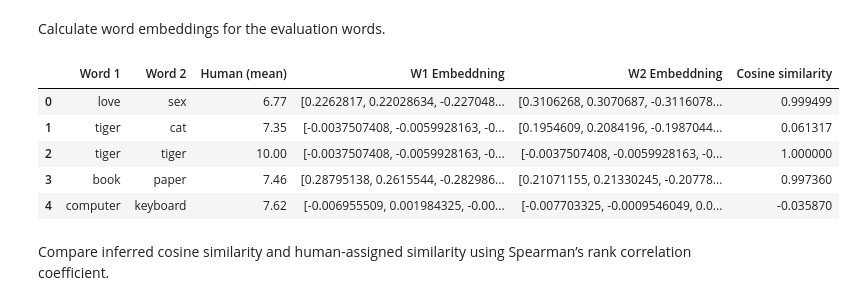
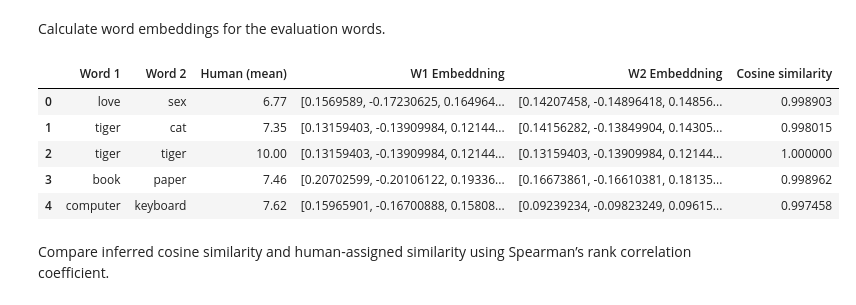
Before and after one commit to jankocodes/NLP-MiniProject1, a Jupyter notebook: MiniProject1.ipynb, the cells around one changed output. Drawn from its saved outputs; the diff is of its cells as text; code cells hidden in the pictures.

```diff
--- a/MiniProject1.ipynb
+++ b/MiniProject1.ipynb
@@ -162,10 +166,10 @@ import time
 
 ### Hyperparameters ###
 EMBEDDING_DIM= 128
-BATCH_SIZE= 128
+BATCH_SIZE= 512
 EPOCHS= 5
-LEARNIN_RATE= 0.01
-NUM_NEGATIVES= 10
+LEARNIN_RATE= 0.001
+NUM_NEGATIVES= 15
 #######################
 
 pairs= training_pairs
@@ -183,7 +187,7 @@ model = train_skipgram(dataset, vocab_size, unigram_table,
                        num_negatives=NUM_NEGATIVES)
 t1= time.time()
 
-torch.save(model.state_dict(), 'model.pth')
+#torch.save(model.state_dict(), 'model.pth')
 
 print(f"Time: {t1-t0:.2F} seconds")
 # %% [output]
@@ -200,35 +200,36 @@ Calculate word embeddings for the evaluation words.
 # %%
 import pandas as pd
 
 device = torch.device('mps' if torch.backends.mps.is_available() else 'cpu')
 
-model = Skipgram(vocab_size, embedding_dim) # Reinitialize the model
-model.to(device)
-model.load_state_dict(torch.load('model.pth'))
+# model = Skipgram(vocab_size, embedding_dim)
+# model.to(device)
+# model.load_state_dict(torch.load('model.pth'))
+
 model.eval()
 
 wordsim353_df= pd.read_csv("data/evaluation/wordsim353.csv")
 
 w1_embedding= wordsim353_df["W1 Embeddning"]= [model.embedding(torch.tensor(word_idx.get(w1)).to(device)).cpu().detach().numpy() if w1 in word_idx.keys() else None
                                  for w1 in wordsim353_df['Word 1']]
 
 w2_embedding= wordsim353_df["W2 Embeddning"]= [model.embedding(torch.tensor(word_idx.get(w2)).to(device)).cpu().detach().numpy() if w2 in word_idx.keys() else None
                                  for w2 in wordsim353_df['Word 2']]
 
 wordsim353_df['Cosine similarity']= [np.dot(v1, v2) / (np.linalg.norm(v1) * np.linalg.norm(v2))
     if v1 is not None and v2 is not None else None
     for v1, v2 in zip(w1_embedding, w2_embedding)]
 
 wordsim353_df=wordsim353_df.dropna(axis=0)
 
 wordsim353_df.head()
 # %% [output]
 |  | Word 1 | Word 2 | Human (mean) | W1 Embeddning | W2 Embeddning | Cosine similarity |
-| 0 | love | sex | 6.77 | [0.2262817, 0.22028634, -0.227048... | [0.3106268, 0.3070687, -0.3116078... | 0.999499 |
-| 1 | tiger | cat | 7.35 | [-0.0037507408, -0.0059928163, -0... | [0.1954609, 0.2084196, -0.1987044... | 0.061317 |
-| 2 | tiger | tiger | 10.00 | [-0.0037507408, -0.0059928163, -0... | [-0.0037507408, -0.0059928163, -0... | 1.000000 |
-| 3 | book | paper | 7.46 | [0.28795138, 0.2615544, -0.282986... | [0.21071155, 0.21330245, -0.20778... | 0.997360 |
-| 4 | computer | keyboard | 7.62 | [-0.006955509, 0.001984325, -0.00... | [-0.007703325, -0.0009546049, 0.0... | -0.035870 |
+| 0 | love | sex | 6.77 | [0.1569589, -0.17230625, 0.164964... | [0.14207458, -0.14896418, 0.14856... | 0.998903 |
+| 1 | tiger | cat | 7.35 | [0.13159403, -0.13909984, 0.12144... | [0.14156282, -0.13849904, 0.14305... | 0.998015 |
+| 2 | tiger | tiger | 10.00 | [0.13159403, -0.13909984, 0.12144... | [0.13159403, -0.13909984, 0.12144... | 1.000000 |
+| 3 | book | paper | 7.46 | [0.20702599, -0.20106122, 0.19336... | [0.16673861, -0.16610381, 0.18135... | 0.998962 |
+| 4 | computer | keyboard | 7.62 | [0.15965901, -0.16700888, 0.15808... | [0.09239234, -0.09823249, 0.09615... | 0.997458 |
 # %% [markdown]
 Compare inferred cosine similarity and human-assigned similarity using Spearman’s rank correlation coefficient.
 # %%
```
Also changed, not shown: parts of 4 cells of this notebook, 1 other file.
